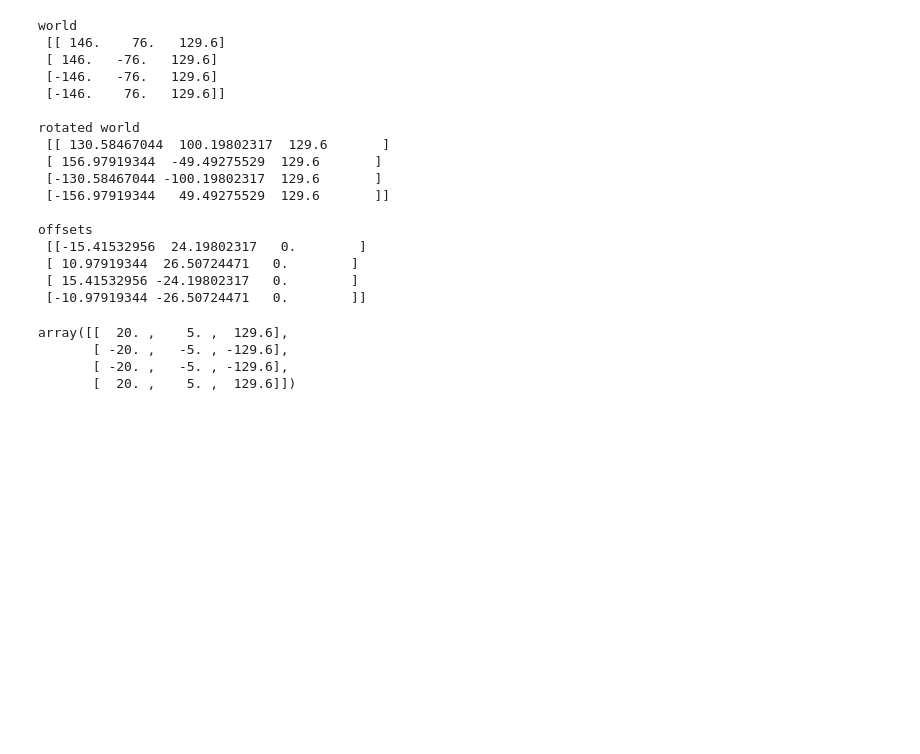
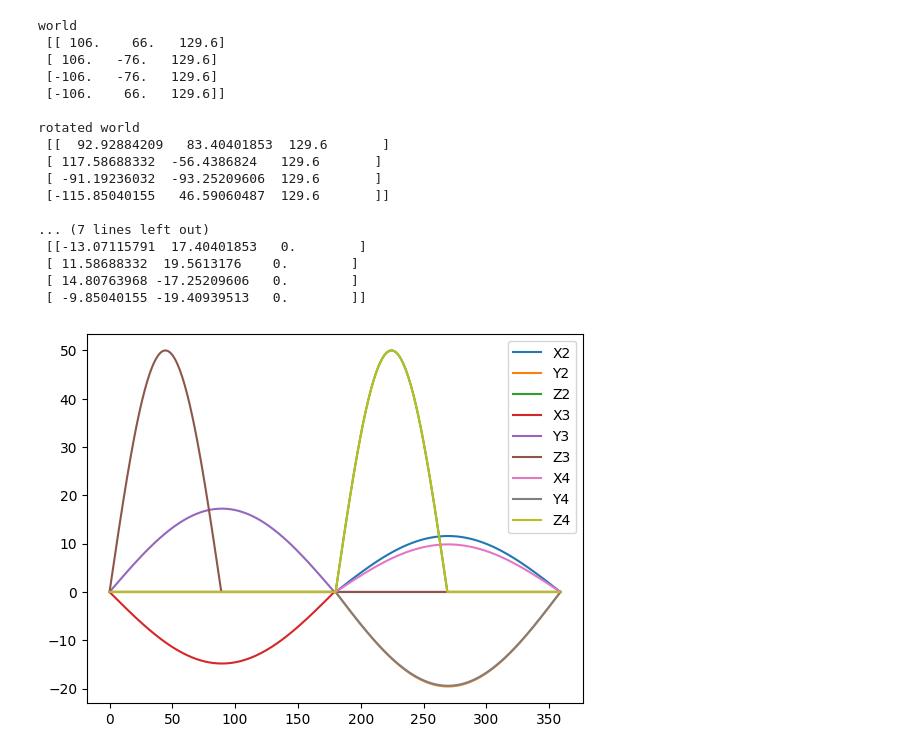
Before and after one commit to kevywilly/vega, a Jupyter notebook: notebooks/body_pose.ipynb, the cells around one changed output. Saved outputs shown, nothing was run; the diff lists cells and outputs as text; code cells hidden in the pictures; blank space fills up the shorter version.

```diff
--- a/notebooks/body_pose.ipynb
+++ b/notebooks/body_pose.ipynb
@@ -6,7 +6,7 @@ from config import Positions, Dims
 from src.interfaces.pose import Pose, Position
 import matplotlib.pyplot as plt
 # %%
-position = Position(Positions.ready2)
+position = Position(Positions.ready)
 
 #print("\nlocal\n", position.local)
 print("\nworld\n", position.world)
@@ -15,29 +15,26 @@ rotated = position.rotated(10)
 #print("\nrotated local\n", rotated.local)
 print("\nrotated world\n", rotated.world)
 
-print("\noffsets\n", rotated.world-position.world)
+offsets = rotated.local-position.local
+print("\nlocal offsets\n", rotated.world-position.world)
+
+world_offsets = rotated.world-position.world
+print("\nworld local offsets\n", world_offsets)
 # %% [output]
 world
- [[ 146.    76.   129.6]
- [ 146.   -76.   129.6]
- [-146.   -76.   129.6]
- [-146.    76.   129.6]]
+ [[ 106.    66.   129.6]
+ [ 106.   -76.   129.6]
+ [-106.   -76.   129.6]
+ [-106.    66.   129.6]]
 
 rotated world
- [[ 130.58467044  100.19802317  129.6       ]
- [ 156.97919344  -49.49275529  129.6       ]
- [-130.58467044 -100.19802317  129.6       ]
- [-156.97919344   49.49275529  129.6       ]]
+ [[  92.92884209   83.40401853  129.6       ]
+ [ 117.58688332  -56.4386824   129.6       ]
+ [ -91.19236032  -93.25209606  129.6       ]
+ [-115.85040155   46.59060487  129.6       ]]
 
-offsets
- [[-15.41532956  24.19802317   0.        ]
- [ 10.97919344  26.50724471   0.        ]
- [ 15.41532956 -24.19802317   0.        ]
- [-10.97919344 -26.50724471   0.        ]]
+... (7 lines left out)
+ [[-13.07115791  17.40401853   0.        ]
+ [ 11.58688332  19.5613176    0.        ]
+ [ 14.80763968 -17.25209606   0.        ]
+ [ -9.85040155 -19.40939513   0.        ]]
-# %%
-position.local * config.FLIP
-# %% [output]
-array([[  20. ,    5. ,  129.6],
-       [ -20. ,   -5. , -129.6],
-       [ -20. ,   -5. , -129.6],
-       [  20. ,    5. ,  129.6]])
@@ -43,0 +96,15 @@ array([[  20. ,    5. ,  129.6],
+# %%
+
+plt.plot(leg2_x, label="X2")
+plt.plot(leg2_y, label="Y2")
+plt.plot(leg2_z, label="Z2")
+plt.plot(leg3_x, label="X3")
+plt.plot(leg3_y, label="Y3")
+plt.plot(leg3_z, label="Z3")
+plt.plot(leg4_x, label="X4")
+plt.plot(leg4_y, label="Y4")
+plt.plot(leg4_z, label="Z4")
+plt.legend()
+plt.show()
+# %% [output]
+[figure, added]
```
Also changed, not shown: parts of 3 cells of this notebook, 9 other files.
